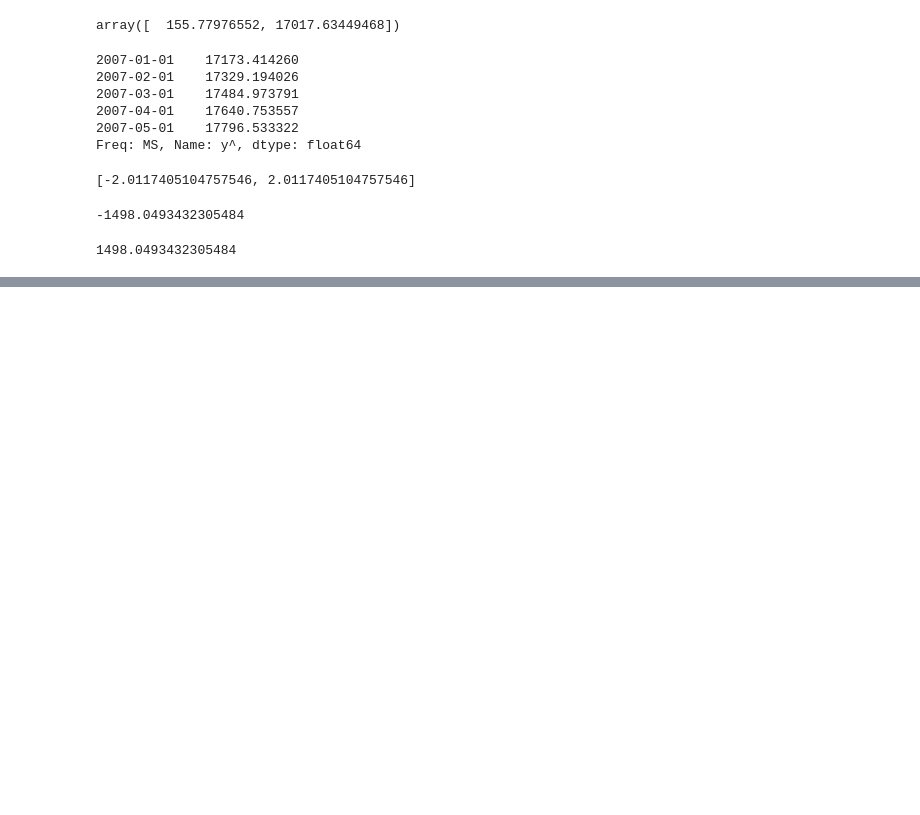
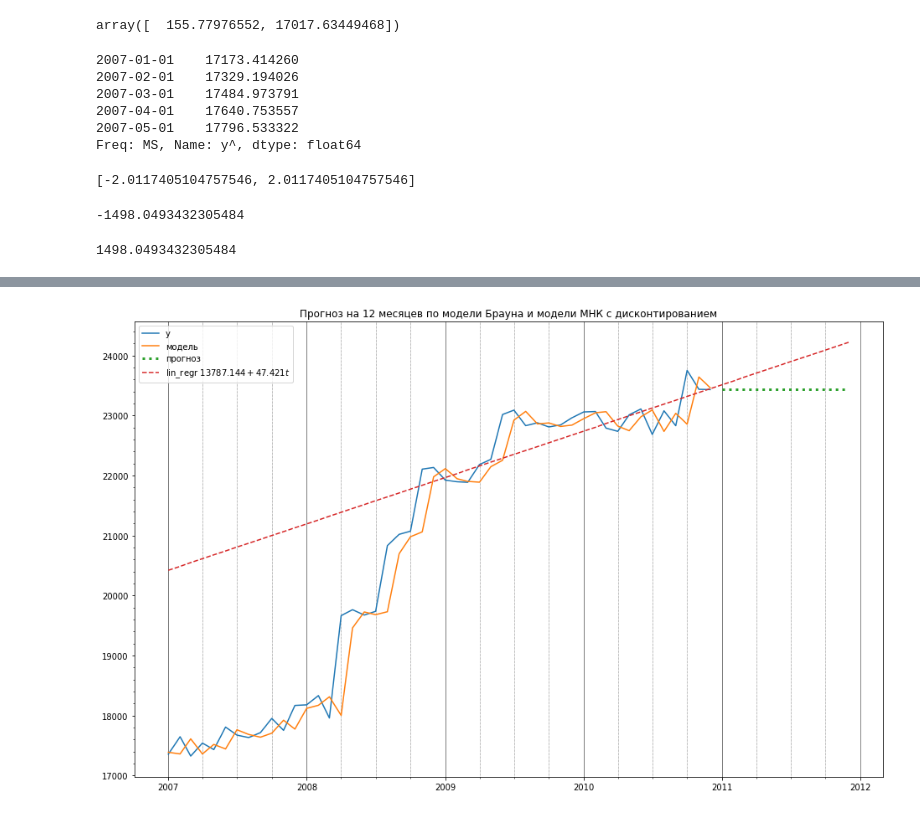
Before and after one commit to fimoziq/unecozik, a Jupyter notebook: 4.ipynb, the cells around one changed output, grey strips where cells are left out. Drawn from its saved outputs; the diff is of its cells as text; code cells hidden in the pictures; blank space fills up the shorter version.

```diff
--- a/4.ipynb
+++ b/4.ipynb
@@ -198,0 +266,29 @@ df_fv['y+'] = df_fv['y'] + upper
+# %%
+fig, ax = plt.subplots(figsize = (16, 10))
+
+ax.plot(df['y'], label = 'y')
+
+ax.plot(model.fittedvalues, label = 'модель')
+
+ax.plot(forecast, label = 'прогноз', linestyle = ':', linewidth = '3')
+
+ax.plot(a + b * pd.Series(np.array([i for i in range(1, len(df) + 13)]), pd.date_range(start='2007-01', end='2011-12', freq = 'MS')), label = 'lin_regr $13787.144 + 47.421 t$', linestyle = '--')
+
+
+ax.grid(which = 'major', axis = 'x', linestyle = '-', linewidth = '0.5', color = 'black')
+ax.xaxis.set_major_locator(dates.YearLocator())
+ax.xaxis.set_major_formatter(dates.DateFormatter('%Y'))
+
+ax.minorticks_on()
+ax.grid(which = 'minor', axis = 'x', linestyle = ':', linewidth = '0.5', color = 'black')
+ax.xaxis.set_minor_locator(dates.MonthLocator(bymonth = range(1, 13,3)))
+
+ax.set_axisbelow(True)
+
+ax.legend()
+
+plt.title('Прогноз на 12 месяцев по модели Брауна и модели МНК с дисконтированием')
+
+plt.show()
+# %% [output]
+[figure, added]
```
Also changed, not shown: parts of 13 cells of this notebook.
